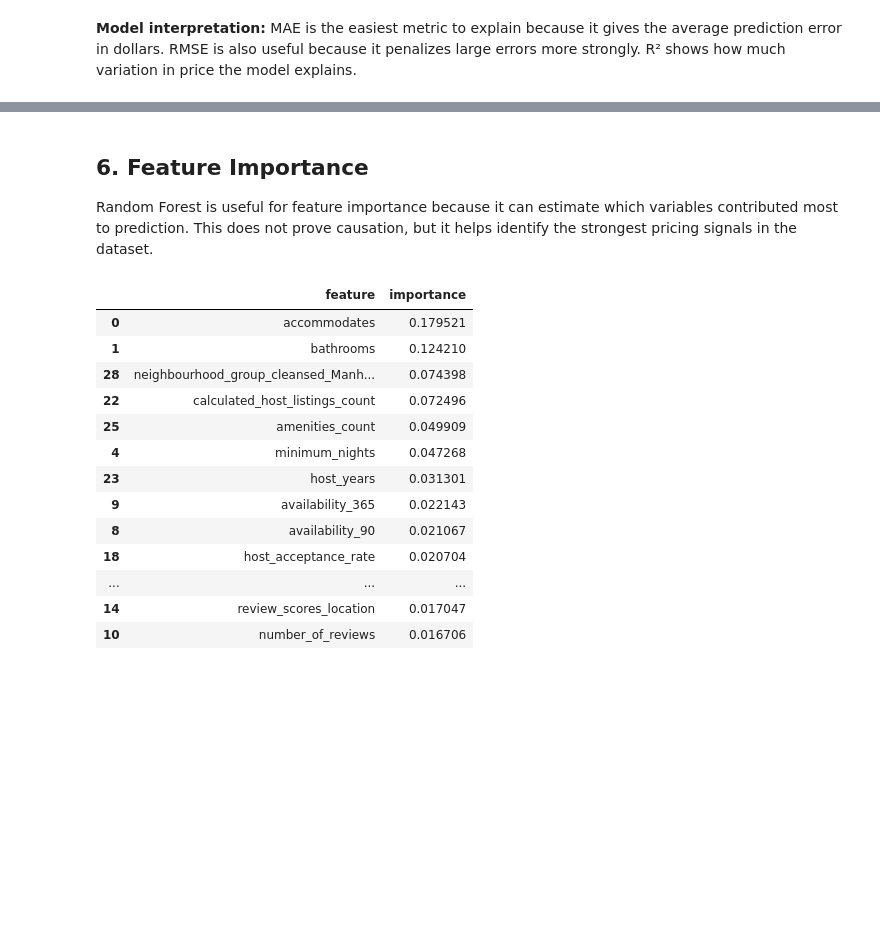
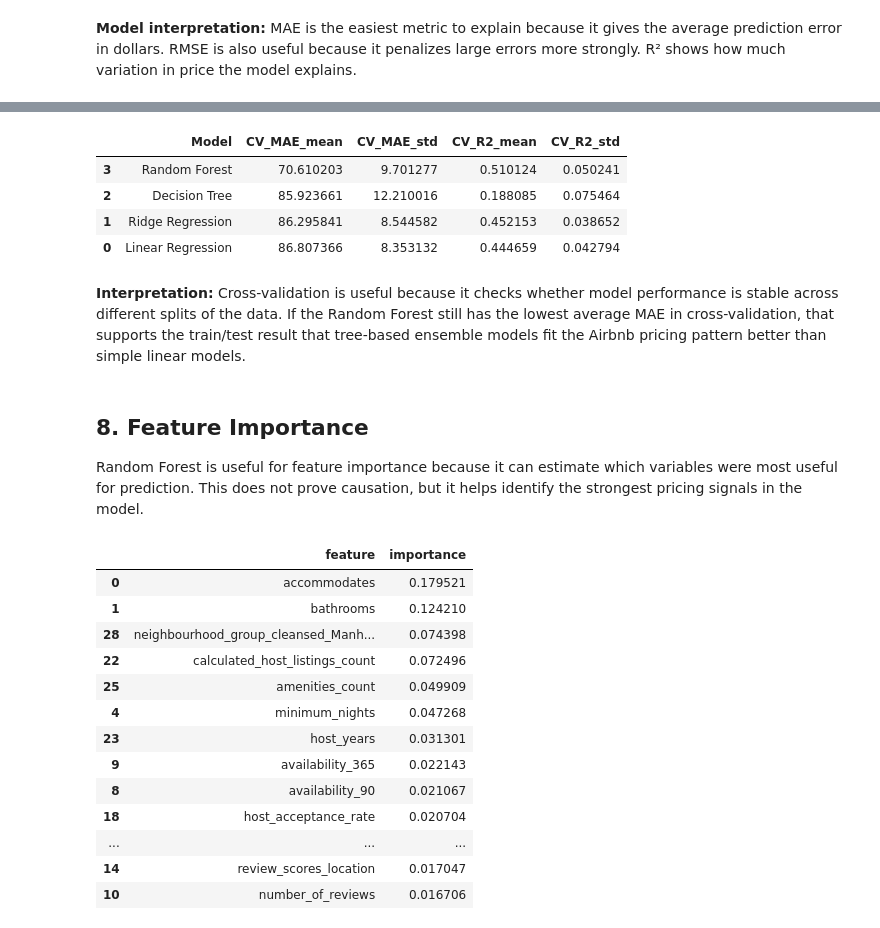
Before and after one commit to biomud/Airbnb_Price_Analysis_NYC, a Jupyter notebook: Airbnb_NYC_Price_Analysis.ipynb, the cells around one changed output, grey strips where cells are left out. Drawn from its saved outputs; the diff is of its cells as text; code cells hidden in the pictures; blank space fills up the shorter version.

```diff
--- a/Airbnb_NYC_Price_Analysis.ipynb
+++ b/Airbnb_NYC_Price_Analysis.ipynb
@@ -518,7 +618,47 @@ plt.show()
+# %%
+cv_models = [
+    ("Linear Regression", LinearRegression()),
+    ("Ridge Regression", Ridge(alpha=1.0)),
+    ("Decision Tree", DecisionTreeRegressor(max_depth=12, random_state=42)),
+    ("Random Forest", RandomForestRegressor(n_estimators=50, max_depth=18, random_state=42, n_jobs=-1))
+]
+
+cv_results = []
+
+for name, model in cv_models:
+    cv_pipeline = Pipeline(steps=[
+        ("preprocessor", preprocessor),
+        ("model", model)
+    ])
+    scores = cross_validate(
+        cv_pipeline,
+        X,
+        y,
+        cv=5,
+        scoring={"MAE": "neg_mean_absolute_error", "R2": "r2"}
+    )
+    cv_results.append({
+        "Model": name,
+        "CV_MAE_mean": -scores["test_MAE"].mean(),
+        "CV_MAE_std": scores["test_MAE"].std(),
+        "CV_R2_mean": scores["test_R2"].mean(),
+        "CV_R2_std": scores["test_R2"].std()
+    })
+
+cv_metrics = pd.DataFrame(cv_results).sort_values("CV_MAE_mean")
+cv_metrics
+# %% [output]
+|  | Model | CV_MAE_mean | CV_MAE_std | CV_R2_mean | CV_R2_std |
+| 3 | Random Forest | 70.610203 | 9.701277 | 0.510124 | 0.050241 |
+| 2 | Decision Tree | 85.923661 | 12.210016 | 0.188085 | 0.075464 |
+| 1 | Ridge Regression | 86.295841 | 8.544582 | 0.452153 | 0.038652 |
+| 0 | Linear Regression | 86.807366 | 8.353132 | 0.444659 | 0.042794 |
+# %% [markdown]
+**Interpretation:** Cross-validation is useful because it checks whether model performance is stable across different splits of the data. If the Random Forest still has the lowest average MAE in cross-validation, that supports the train/test result that tree-based ensemble models fit the Airbnb pricing pattern better than simple linear models.
 # %% [markdown]
-## 6. Feature Importance
+## 8. Feature Importance
 
-Random Forest is useful for feature importance because it can estimate which variables contributed most to prediction. This does not prove causation, but it helps identify the strongest pricing signals in the dataset.
+Random Forest is useful for feature importance because it can estimate which variables were most useful for prediction. This does not prove causation, but it helps identify the strongest pricing signals in the model.
 # %%
 # Use the Random Forest model to inspect which features were most useful for prediction.
 best_result = [r for r in results if r["Model"] == "Random Forest"][0]
```
Also changed, not shown: parts of 29 cells of this notebook, 1 other file.
